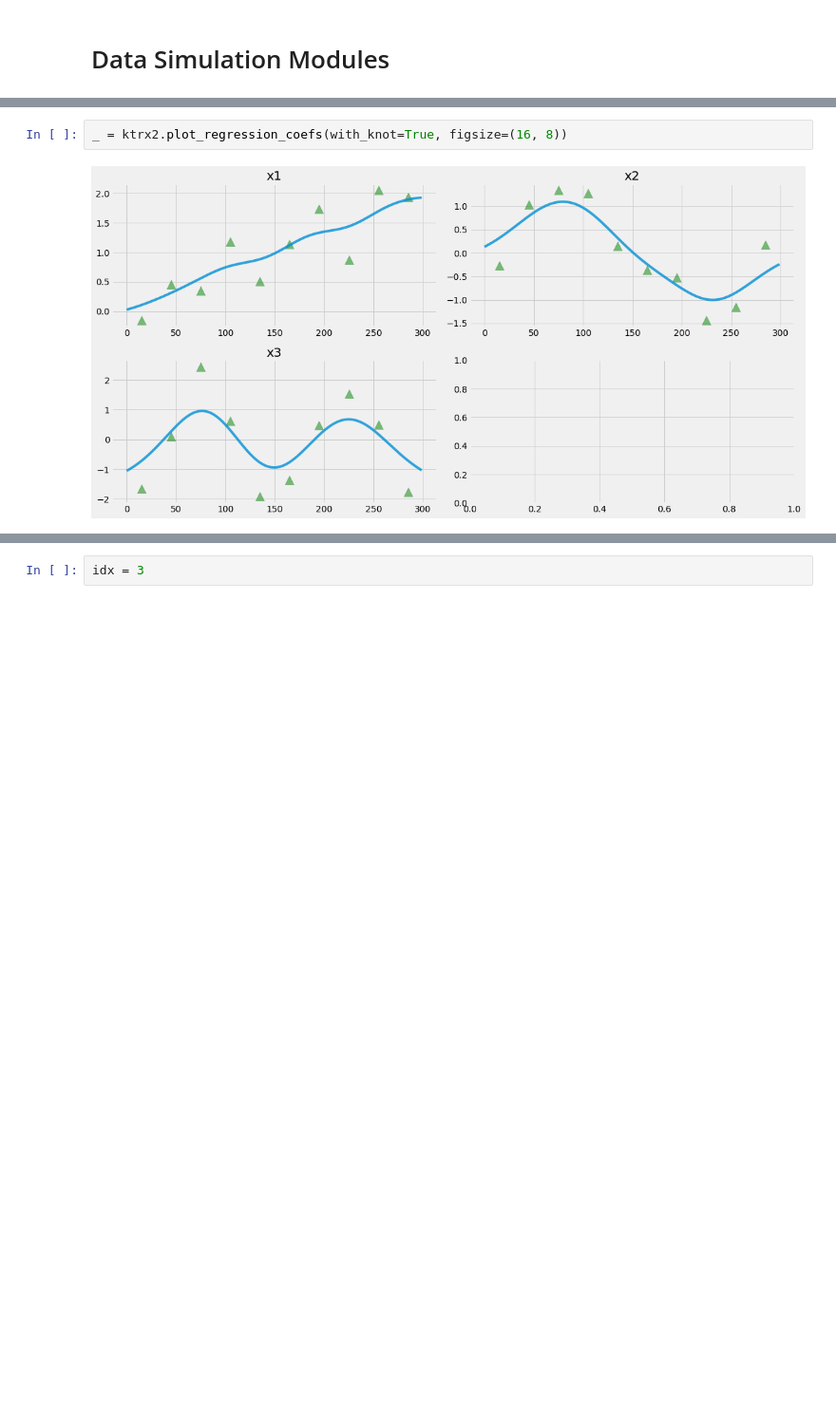
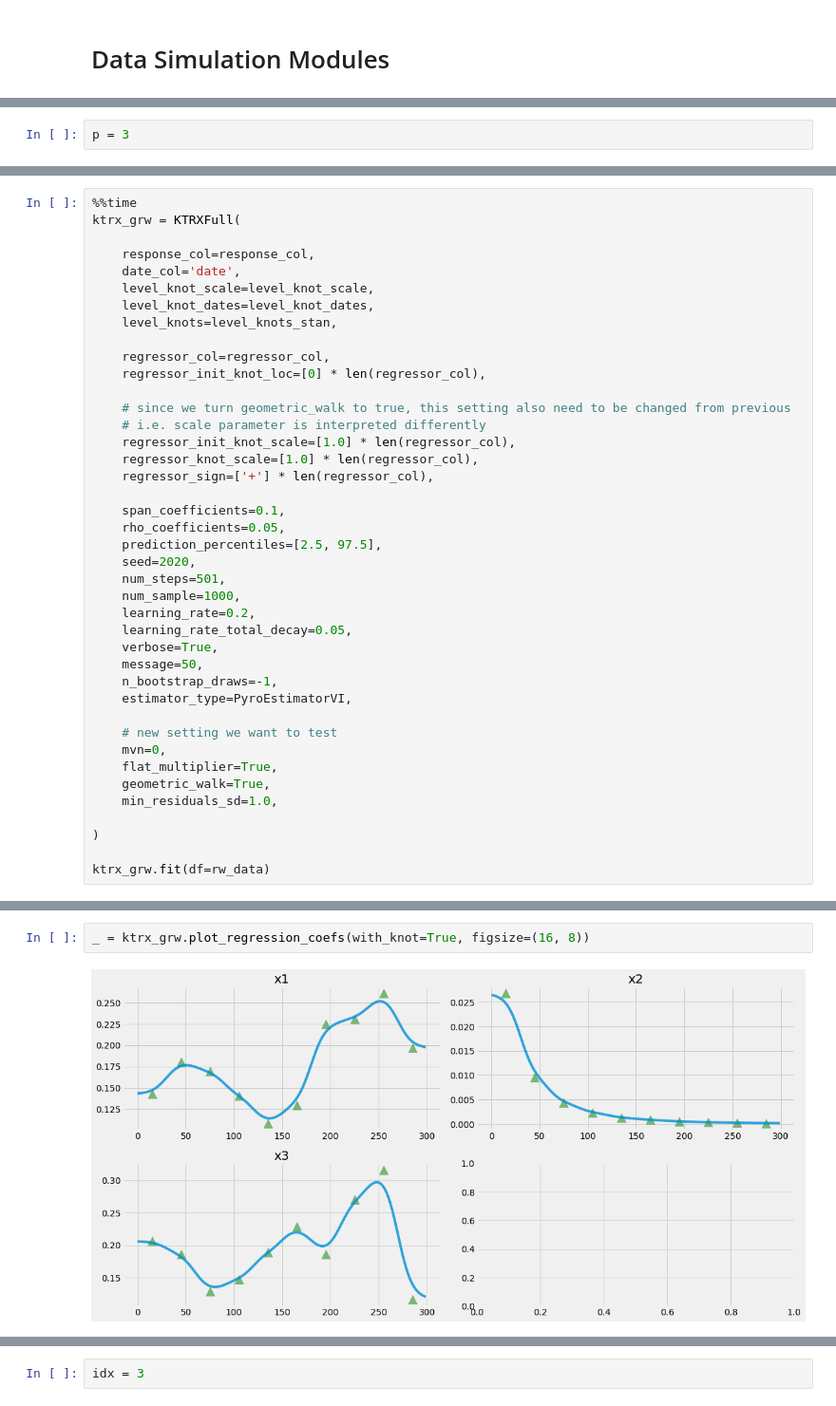
Before and after one commit to uber/orbit, a Jupyter notebook: examples/ktrx_simulation.ipynb, the cells around one changed output, grey strips where cells are left out. Shown: that part at 95% size. Saved outputs shown, nothing was run; the diff lists cells and outputs as text; blank space fills up the shorter version.

```diff
--- a/examples/ktrx_simulation.ipynb
+++ b/examples/ktrx_simulation.ipynb
@@ -98,2 +125,4 @@ data.head(10)
+# %%
+p = 3
 # %%
 # define stuff
@@ -210,0 +293,41 @@ Wall time: 11 s
+# %%
+%%time
+ktrx_grw = KTRXFull(
+
+    response_col=response_col,
+    date_col='date',
+    level_knot_scale=level_knot_scale,
+    level_knot_dates=level_knot_dates,
+    level_knots=level_knots_stan,
+
+    regressor_col=regressor_col,
+    regressor_init_knot_loc=[0] * len(regressor_col),
+
+    # since we turn geometric_walk to true, this setting also need to be changed from previous
+    # i.e. scale parameter is interpreted differently
+    regressor_init_knot_scale=[1.0] * len(regressor_col),
+    regressor_knot_scale=[1.0] * len(regressor_col),
+    regressor_sign=['+'] * len(regressor_col),
+
+    span_coefficients=0.1,
+    rho_coefficients=0.05,
+    prediction_percentiles=[2.5, 97.5],
+    seed=2020,
+    num_steps=501,
+    num_sample=1000,
+    learning_rate=0.2,
+    learning_rate_total_decay=0.05,
+    verbose=True,
+    message=50,
+    n_bootstrap_draws=-1,
+    estimator_type=PyroEstimatorVI,
+
+    # new setting we want to test
+    mvn=0,
+    flat_multiplier=True,
+    geometric_walk=True,
+    min_residuals_sd=1.0,
+
+)
+
+ktrx_grw.fit(df=rw_data)
@@ -211,4 +361,4 @@ Wall time: 11 s
 # %%
-_ = ktrx2.plot_regression_coefs(with_knot=True, figsize=(16, 8))
+_ = ktrx_grw.plot_regression_coefs(with_knot=True, figsize=(16, 8))
 # %% [output]
-[figure, old version]
+[figure, new version]
```
Also changed, not shown: parts of 24 cells of this notebook, 1 other file.
